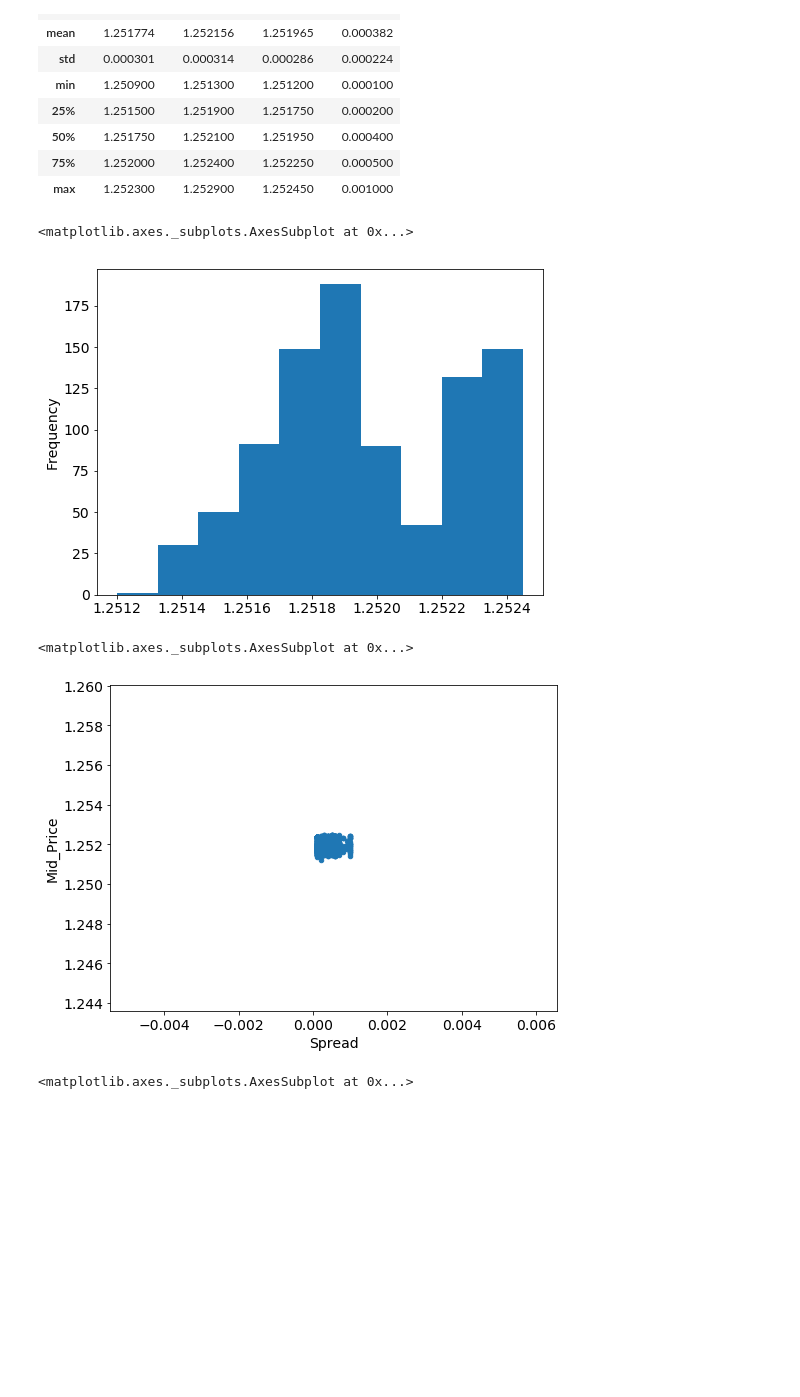
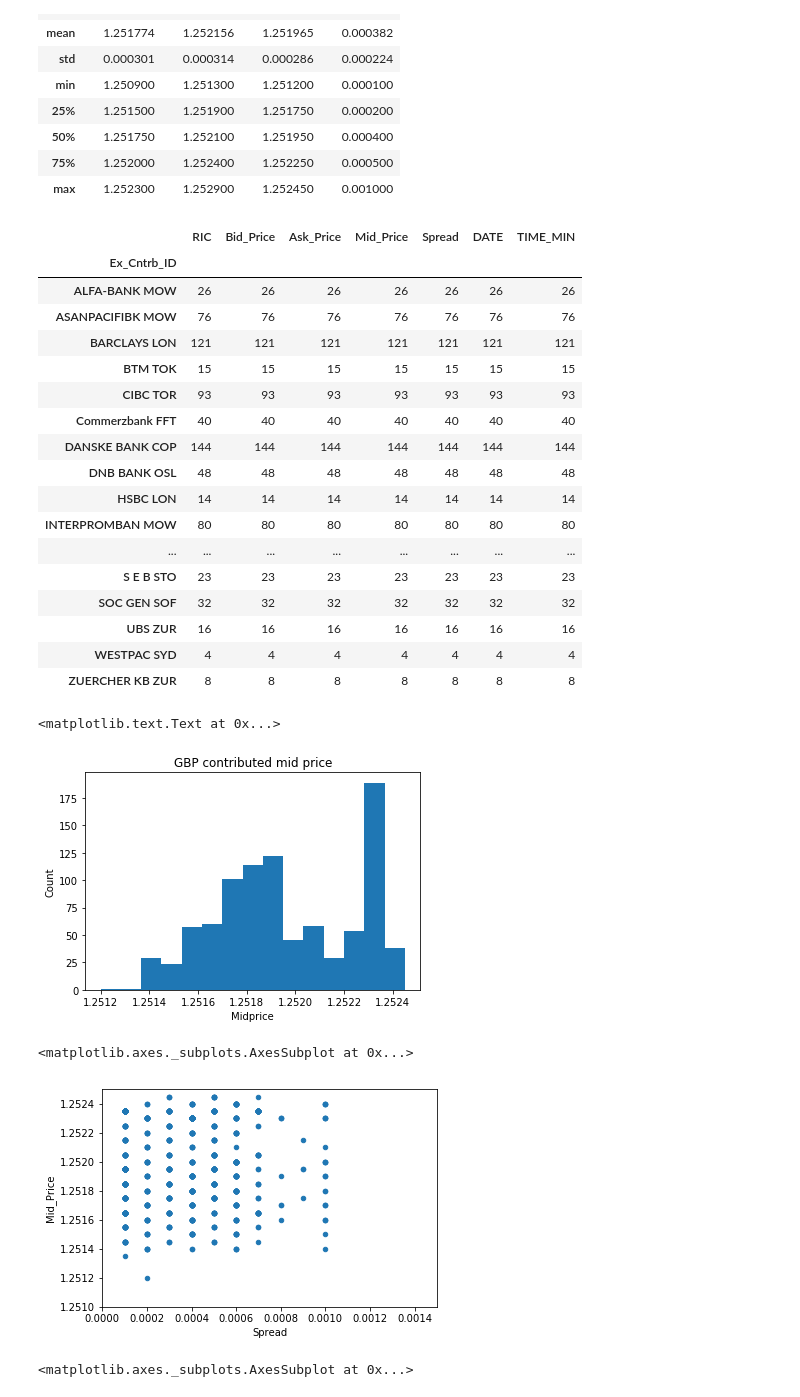
Before and after one commit to Narissa-Sh/test-repo, a Jupyter notebook: GBP_8hrs-checkpoint.ipynb, the cells around one changed output. Cells and saved outputs as stored; diff of their text form; code cells hidden in the pictures; blank space fills up the shorter version.

```diff
--- a/GBP_8hrs-checkpoint.ipynb
+++ b/GBP_8hrs-checkpoint.ipynb
@@ -63,17 +63,42 @@ gbp.describe()
 | 50% | 1.251750 | 1.252100 | 1.251950 | 0.000400 |
 | 75% | 1.252000 | 1.252400 | 1.252250 | 0.000500 |
 | max | 1.252300 | 1.252900 | 1.252450 | 0.001000 |
+# %%
+gbp.groupby('Ex_Cntrb_ID').count()
+# %% [output]
+|  | RIC | Bid_Price | Ask_Price | Mid_Price | Spread | DATE | TIME_MIN |
+| Ex_Cntrb_ID |  |  |  |  |  |  |  |
+| ALFA-BANK MOW | 26 | 26 | 26 | 26 | 26 | 26 | 26 |
+| ASANPACIFIBK MOW | 76 | 76 | 76 | 76 | 76 | 76 | 76 |
+| BARCLAYS LON | 121 | 121 | 121 | 121 | 121 | 121 | 121 |
+| BTM TOK | 15 | 15 | 15 | 15 | 15 | 15 | 15 |
+| CIBC TOR | 93 | 93 | 93 | 93 | 93 | 93 | 93 |
+| Commerzbank FFT | 40 | 40 | 40 | 40 | 40 | 40 | 40 |
+| DANSKE BANK COP | 144 | 144 | 144 | 144 | 144 | 144 | 144 |
+| DNB BANK OSL | 48 | 48 | 48 | 48 | 48 | 48 | 48 |
+| HSBC LON | 14 | 14 | 14 | 14 | 14 | 14 | 14 |
+| INTERPROMBAN MOW | 80 | 80 | 80 | 80 | 80 | 80 | 80 |
+| ... | ... | ... | ... | ... | ... | ... | ... |
+| S E B STO | 23 | 23 | 23 | 23 | 23 | 23 | 23 |
+| SOC GEN SOF | 32 | 32 | 32 | 32 | 32 | 32 | 32 |
+| UBS ZUR | 16 | 16 | 16 | 16 | 16 | 16 | 16 |
+| WESTPAC SYD | 4 | 4 | 4 | 4 | 4 | 4 | 4 |
+| ZUERCHER KB ZUR | 8 | 8 | 8 | 8 | 8 | 8 | 8 |
 # %%
 bins = [1.2512, 1.25245]
-gbp.Mid_Price.plot(kind='hist', bins=10)
+gbp.Mid_Price.plot(kind='hist', bins=15, title='GBP contributed mid price')
+plt.xlabel('Midprice')
+plt.ylabel('Count')
 # %% [output]
-<matplotlib.axes._subplots.AxesSubplot at 0x...>
+<matplotlib.text.Text at 0x...>
-[figure, old version]
+[figure, new version]
 # %%
-gbp.plot(kind='scatter', x='Spread', y='Mid_Price')
+import numpy as np
+gbp.plot(kind='scatter', x='Spread', y='Mid_Price',
+         ylim = (1.2510, 1.2525), xlim = (0,0.0015))
 # %% [output]
 <matplotlib.axes._subplots.AxesSubplot at 0x...>
-[figure, old version]
+[figure, new version]
 # %%
 gbp.groupby('Ex_Cntrb_ID').mean().plot(kind='bar')
 # %% [output]
```
